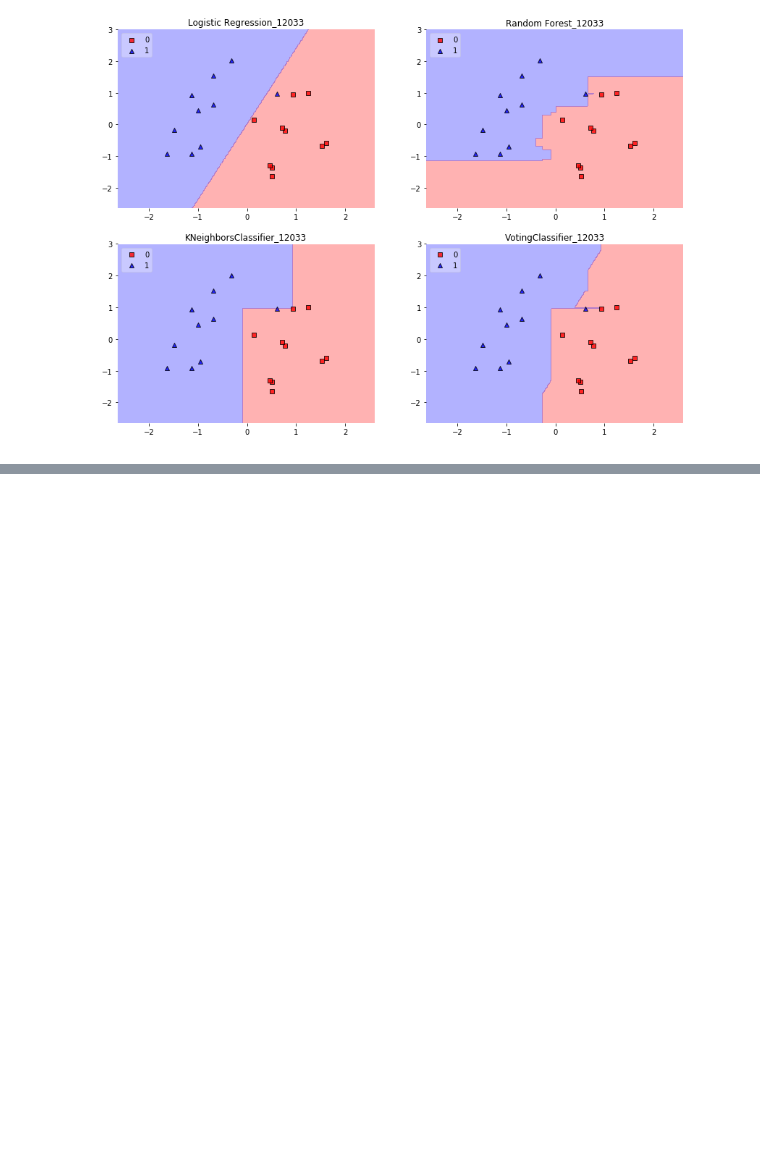
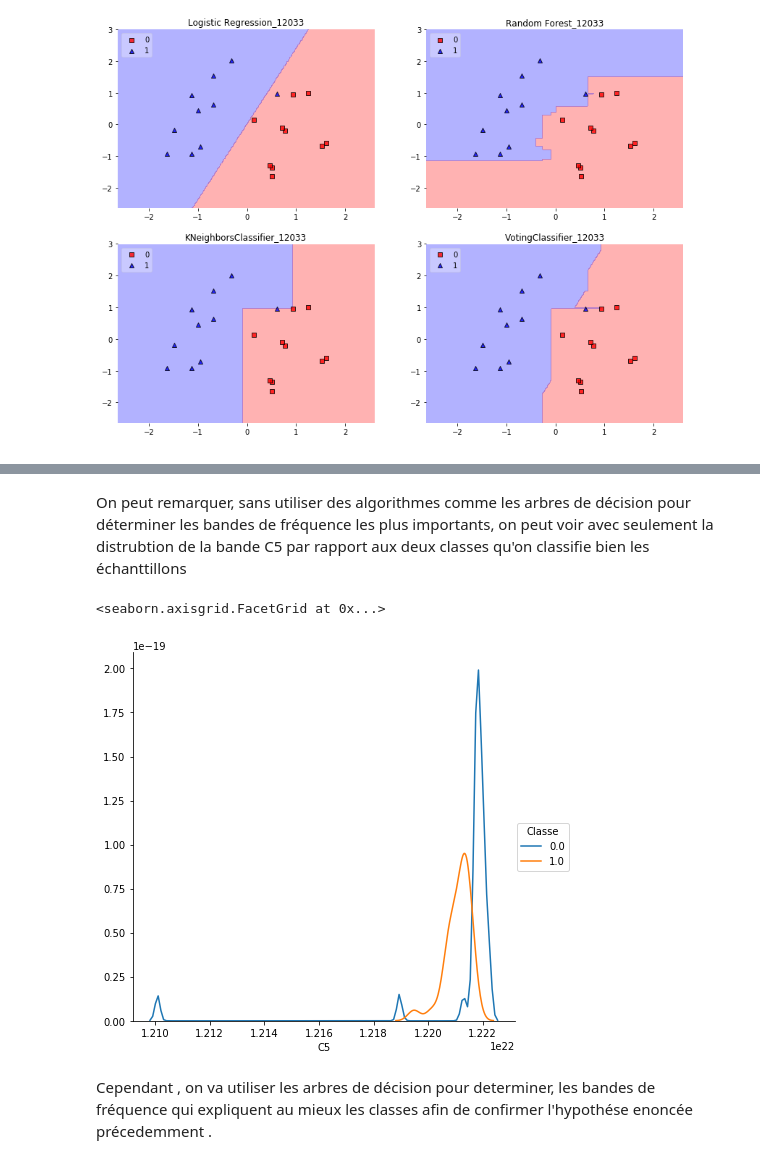
Before and after one commit to mouride44/Classification-of-biological-samples-by-audio, a Jupyter notebook: synthese2.ipynb, the cells around one changed output, grey strips where cells are left out. Drawn from its saved outputs; the diff is of its cells as text; code cells hidden in the pictures; blank space fills up the shorter version.

```diff
--- a/synthese2.ipynb
+++ b/synthese2.ipynb
@@ -118,0 +195,9 @@ Image(filename='algo.png')
+# %% [markdown]
+On peut remarquer,  sans utiliser des algorithmes comme les arbres de décision  pour déterminer les bandes de fréquence les plus importants, on peut voir avec seulement la distrubtion de la bande C5 par rapport aux deux classes qu'on classifie bien les échanttillons
+# %%
+sns.FacetGrid(df, hue="Classe", size=6,).map(sns.kdeplot, "C5").add_legend()
+# %% [output]
+<seaborn.axisgrid.FacetGrid at 0x...>
+[figure, added]
+# %% [markdown]
+Cependant , on va utiliser les  arbres de décision pour determiner, les bandes de fréquence qui expliquent au mieux les classes afin de confirmer l'hypothése enoncée précedemment .
```
Also changed, not shown: parts of 14 cells of this notebook.
